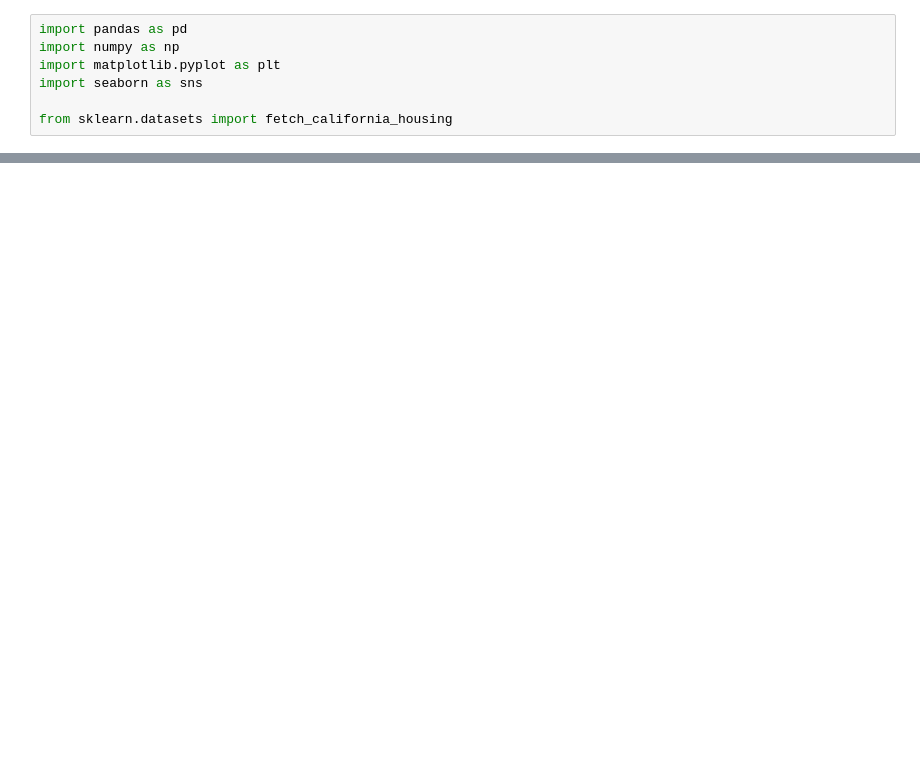
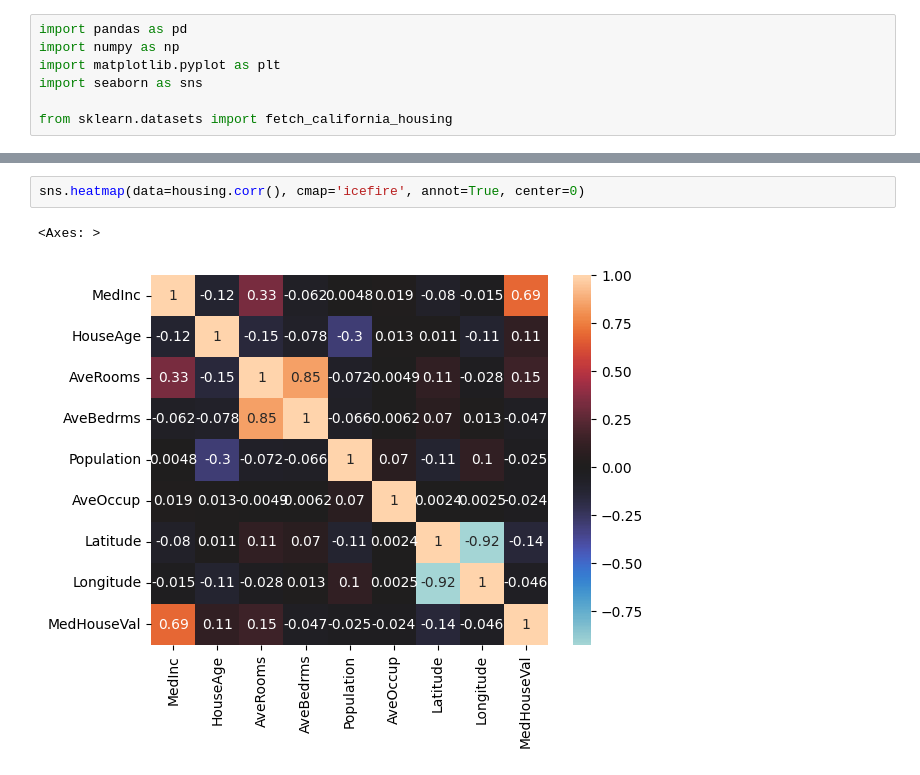
Before and after one commit to Alinejadmhdi/CaliforniaHousing, a Jupyter notebook: code/main-mhdi.ipynb, the cells around one changed output, grey strips where cells are left out. Drawn from its saved outputs; the diff is of its cells as text; blank space fills up the shorter version.

```diff
--- a/code/main-mhdi.ipynb
+++ b/code/main-mhdi.ipynb
@@ -27,0 +63,5 @@ Name: MedHouseVal, dtype: float64
+# %%
+sns.heatmap(data=housing.corr(), cmap='icefire', annot=True, center=0)
+# %% [output]
+<Axes: >
+[figure, added]
```
Also changed, not shown: parts of 8 cells of this notebook.
